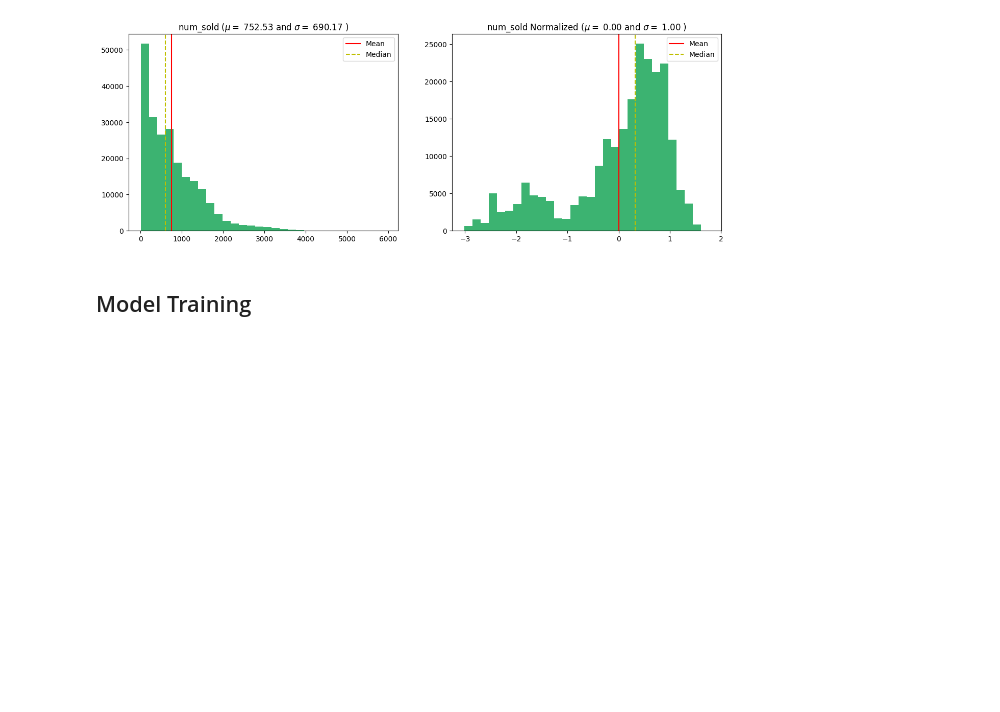
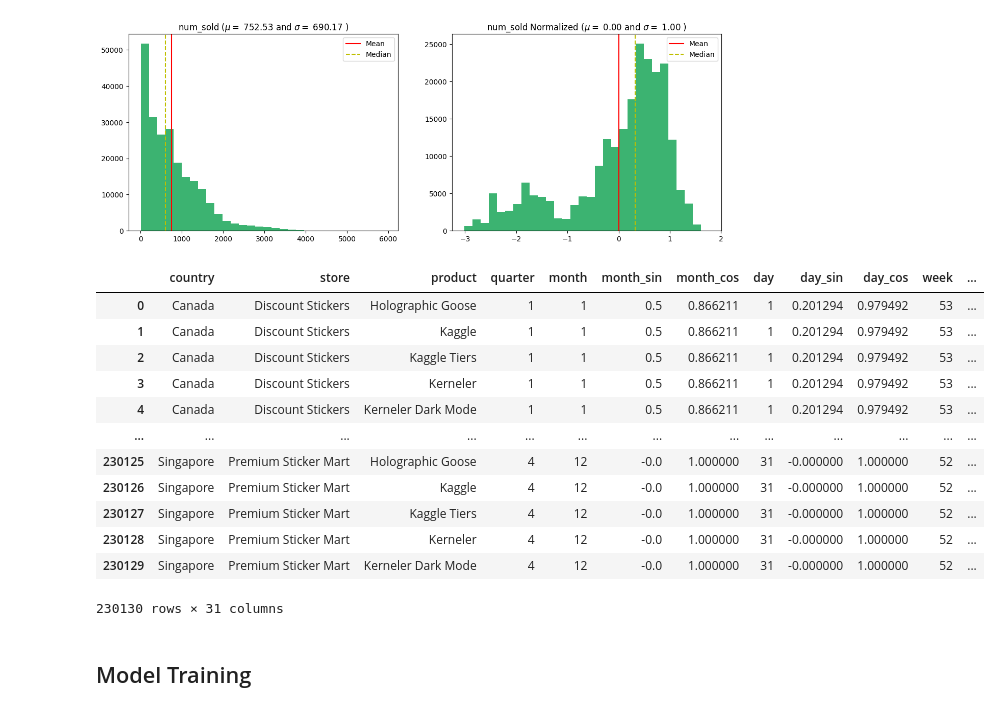
Before and after one commit to fyenne/kaggle_toolbox, a Jupyter notebook: pgs51/forecasting-sticker-sales-ensemble.ipynb, the cells around one changed output. Cells and saved outputs as stored; diff of their text form; code cells hidden in the pictures; blank space fills up the shorter version.

```diff
--- a/pgs51/forecasting-sticker-sales-ensemble.ipynb
+++ b/pgs51/forecasting-sticker-sales-ensemble.ipynb
@@ -683,4 +683,21 @@ X, X_enc, y, test, test_enc, cat_features = t()
 # %% [output]
 Histograms of distribution
 [figure]
+# %%
+pd.set_option('display.max_columns', None)
+X
+# %% [output]
+|  | country | store | product | quarter | month | month_sin | month_cos | day | day_sin | day_cos | week | ... |
+| 0 | Canada | Discount Stickers | Holographic Goose | 1 | 1 | 0.5 | 0.866211 | 1 | 0.201294 | 0.979492 | 53 | ... |
+| 1 | Canada | Discount Stickers | Kaggle | 1 | 1 | 0.5 | 0.866211 | 1 | 0.201294 | 0.979492 | 53 | ... |
+| 2 | Canada | Discount Stickers | Kaggle Tiers | 1 | 1 | 0.5 | 0.866211 | 1 | 0.201294 | 0.979492 | 53 | ... |
+| 3 | Canada | Discount Stickers | Kerneler | 1 | 1 | 0.5 | 0.866211 | 1 | 0.201294 | 0.979492 | 53 | ... |
+| 4 | Canada | Discount Stickers | Kerneler Dark Mode | 1 | 1 | 0.5 | 0.866211 | 1 | 0.201294 | 0.979492 | 53 | ... |
+| ... | ... | ... | ... | ... | ... | ... | ... | ... | ... | ... | ... | ... |
+| 230125 | Singapore | Premium Sticker Mart | Holographic Goose | 4 | 12 | -0.0 | 1.000000 | 31 | -0.000000 | 1.000000 | 52 | ... |
+| 230126 | Singapore | Premium Sticker Mart | Kaggle | 4 | 12 | -0.0 | 1.000000 | 31 | -0.000000 | 1.000000 | 52 | ... |
+| 230127 | Singapore | Premium Sticker Mart | Kaggle Tiers | 4 | 12 | -0.0 | 1.000000 | 31 | -0.000000 | 1.000000 | 52 | ... |
+| 230128 | Singapore | Premium Sticker Mart | Kerneler | 4 | 12 | -0.0 | 1.000000 | 31 | -0.000000 | 1.000000 | 52 | ... |
+| 230129 | Singapore | Premium Sticker Mart | Kerneler Dark Mode | 4 | 12 | -0.0 | 1.000000 | 31 | -0.000000 | 1.000000 | 52 | ... |
+230130 rows × 31 columns
 # %%
```
Also changed, not shown: parts of 2 cells of this notebook, 4 other files.
